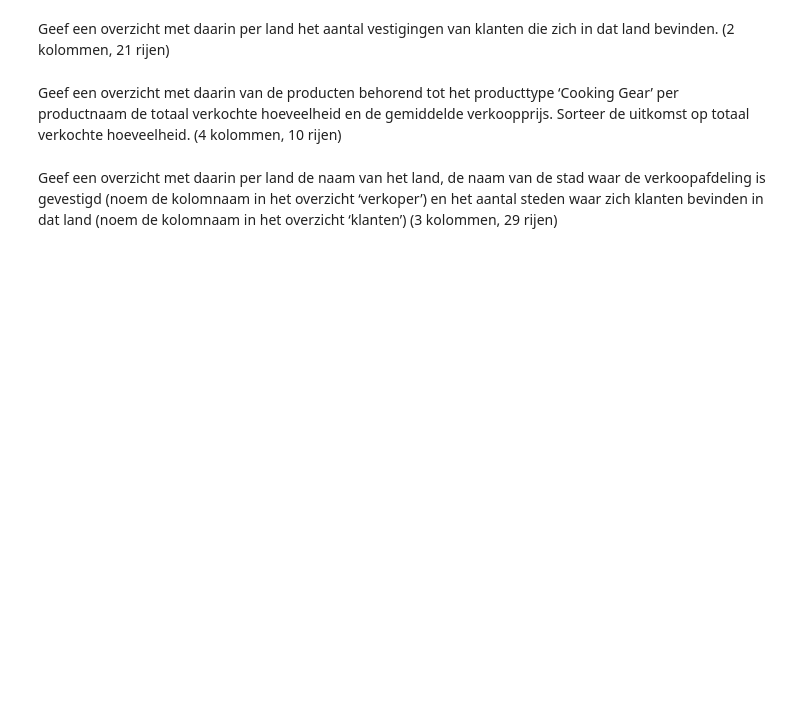
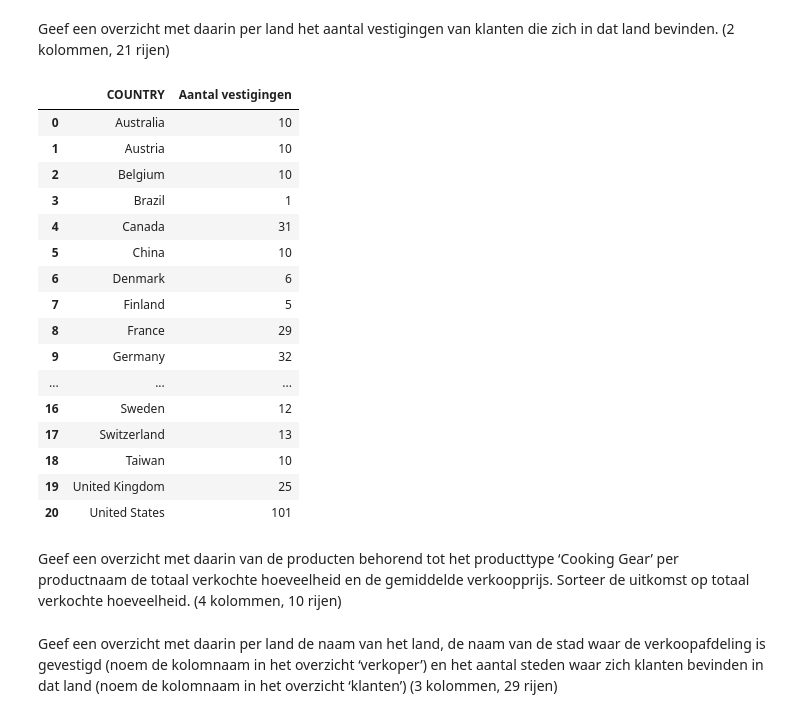
Before and after one commit to Byrott0/DEDS_Portfolio, a Jupyter notebook: wk1.1/DEDS_WC_1.2_en_1.3_Opdrachten.ipynb, the cells around one changed output. Saved outputs shown, nothing was run; the diff lists cells and outputs as text; code cells hidden in the pictures; blank space fills up the shorter version.

```diff
--- a/wk1.1/DEDS_WC_1.2_en_1.3_Opdrachten.ipynb
+++ b/wk1.1/DEDS_WC_1.2_en_1.3_Opdrachten.ipynb
@@ -372,4 +394,27 @@ Geef een overzicht met daarin per producttype het aantal producten die tot dat p
 # %% [markdown]
 Geef een overzicht met daarin per land het aantal vestigingen van klanten die zich in dat land bevinden. (2 kolommen, 21 rijen)
+# %%
+sf_merge = sf_country.merge(sf_retailer, on='COUNTRY_CODE')
+
+filtered = sf_merge.groupby('COUNTRY')['RETAILER_SITE_CODE'].count().reset_index(name='Aantal vestigingen')
+filtered
+# %% [output]
+|  | COUNTRY | Aantal vestigingen |
+| 0 | Australia | 10 |
+| 1 | Austria | 10 |
+| 2 | Belgium | 10 |
+| 3 | Brazil | 1 |
+| 4 | Canada | 31 |
+| 5 | China | 10 |
+| 6 | Denmark | 6 |
+| 7 | Finland | 5 |
+| 8 | France | 29 |
+| 9 | Germany | 32 |
+| ... | ... | ... |
+| 16 | Sweden | 12 |
+| 17 | Switzerland | 13 |
+| 18 | Taiwan | 10 |
+| 19 | United Kingdom | 25 |
+| 20 | United States | 101 |
 # %% [markdown]
 Geef een overzicht met daarin van de producten behorend tot het producttype ‘Cooking Gear’ per productnaam de totaal verkochte hoeveelheid en de gemiddelde verkoopprijs. Sorteer de uitkomst op totaal verkochte hoeveelheid. (4 kolommen, 10 rijen)
```
Also changed, not shown: parts of 2 cells of this notebook, 4 other files.
